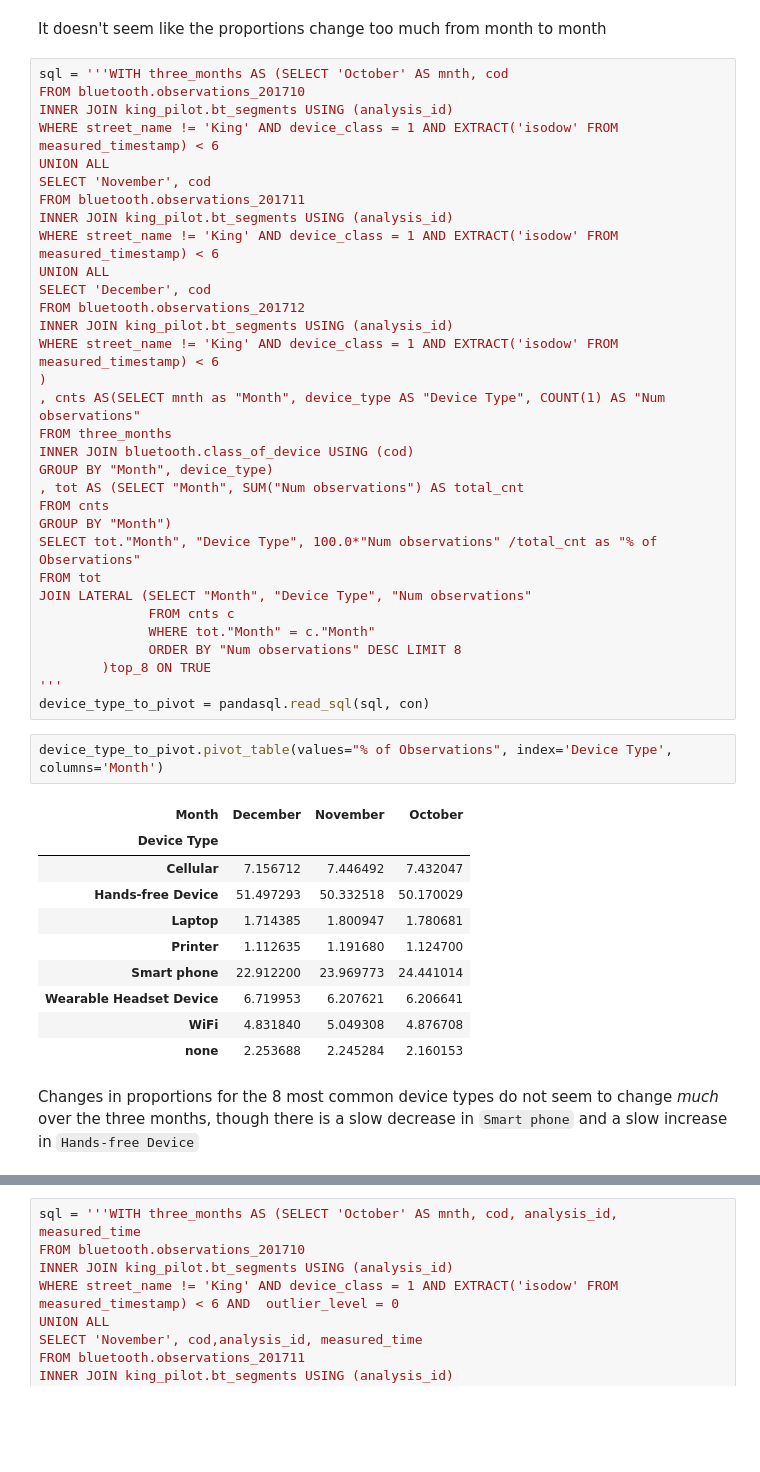
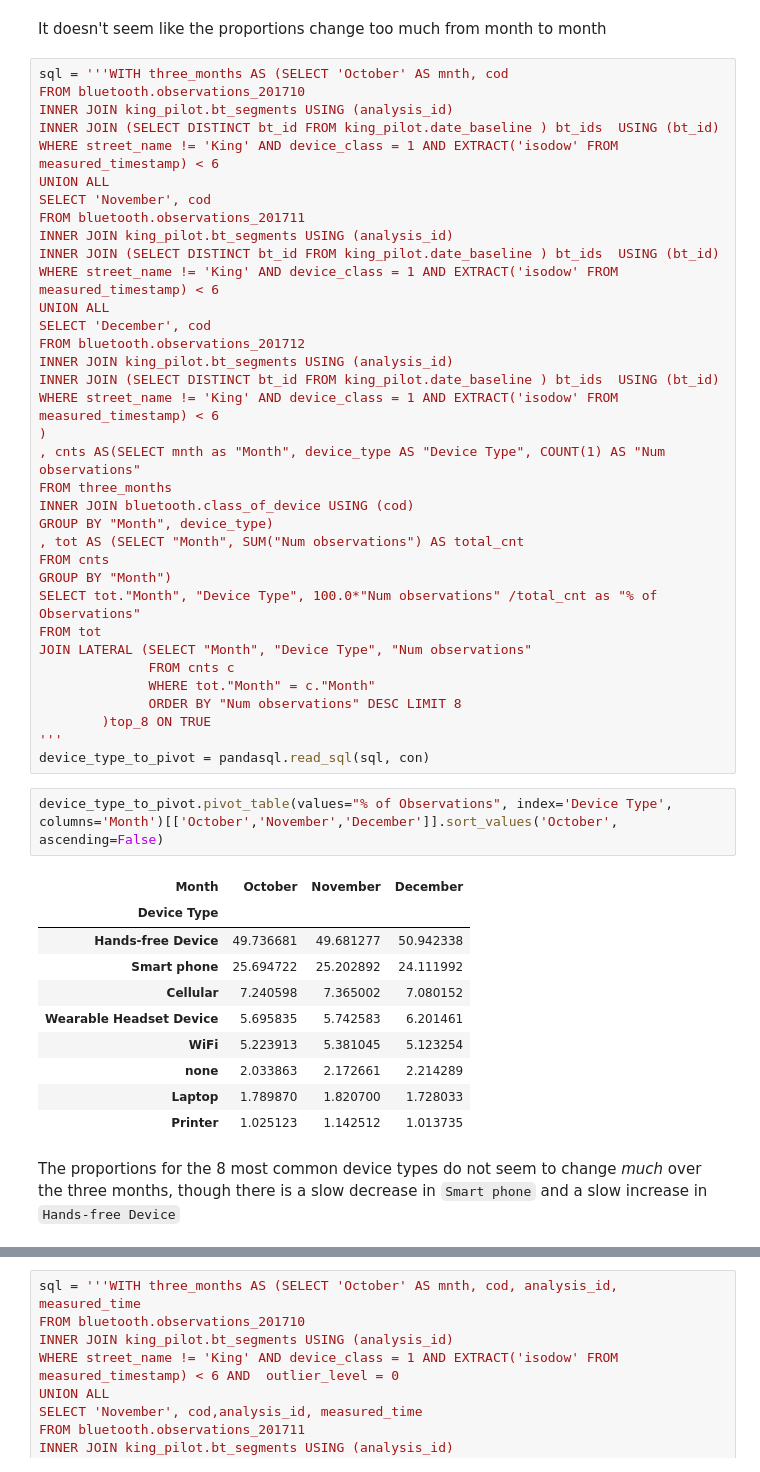
Before and after one commit to CityofToronto/bdit_king_pilot_dashboard, a Jupyter notebook: bluetooth/Baseline_device_filtering.ipynb, the cells around one changed output, grey strips where cells are left out. Cells and saved outputs as stored; diff of their text form; blank space fills up the shorter version.

Commit message:
now with Conclusion and front-loaded summary
Examine device distros on King

```diff
--- a/bluetooth/Baseline_device_filtering.ipynb
+++ b/bluetooth/Baseline_device_filtering.ipynb
@@ -268,16 +280,19 @@ It doesn't seem like the proportions change too much from month to month
 sql = '''WITH three_months AS (SELECT 'October' AS mnth, cod
 FROM bluetooth.observations_201710
 INNER JOIN king_pilot.bt_segments USING (analysis_id)
+INNER JOIN (SELECT DISTINCT bt_id FROM king_pilot.date_baseline ) bt_ids  USING (bt_id)
 WHERE street_name != 'King' AND device_class = 1 AND EXTRACT('isodow' FROM measured_timestamp) < 6
 UNION ALL
 SELECT 'November', cod
 FROM bluetooth.observations_201711
 INNER JOIN king_pilot.bt_segments USING (analysis_id)
+INNER JOIN (SELECT DISTINCT bt_id FROM king_pilot.date_baseline ) bt_ids  USING (bt_id)
 WHERE street_name != 'King' AND device_class = 1 AND EXTRACT('isodow' FROM measured_timestamp) < 6
 UNION ALL
 SELECT 'December', cod
 FROM bluetooth.observations_201712
 INNER JOIN king_pilot.bt_segments USING (analysis_id)
+INNER JOIN (SELECT DISTINCT bt_id FROM king_pilot.date_baseline ) bt_ids  USING (bt_id)
 WHERE street_name != 'King' AND device_class = 1 AND EXTRACT('isodow' FROM measured_timestamp) < 6
 )
 , cnts AS(SELECT mnth as "Month", device_type AS "Device Type", COUNT(1) AS "Num observations"
@@ -297,17 +312,17 @@ JOIN LATERAL (SELECT "Month", "Device Type", "Num observations"
 '''
 device_type_to_pivot = pandasql.read_sql(sql, con)
 # %%
-device_type_to_pivot.pivot_table(values="% of Observations", index='Device Type', columns='Month')
+device_type_to_pivot.pivot_table(values="% of Observations", index='Device Type', columns='Month')[['October','November','December']].sort_values('October', ascending=False)
 # %% [output]
-| Month | December | November | October |
+| Month | October | November | December |
 | Device Type |  |  |  |
-| Cellular | 7.156712 | 7.446492 | 7.432047 |
-| Hands-free Device | 51.497293 | 50.332518 | 50.170029 |
-| Laptop | 1.714385 | 1.800947 | 1.780681 |
-| Printer | 1.112635 | 1.191680 | 1.124700 |
-| Smart phone | 22.912200 | 23.969773 | 24.441014 |
-| Wearable Headset Device | 6.719953 | 6.207621 | 6.206641 |
-| WiFi | 4.831840 | 5.049308 | 4.876708 |
-| none | 2.253688 | 2.245284 | 2.160153 |
+| Hands-free Device | 49.736681 | 49.681277 | 50.942338 |
+| Smart phone | 25.694722 | 25.202892 | 24.111992 |
+| Cellular | 7.240598 | 7.365002 | 7.080152 |
+| Wearable Headset Device | 5.695835 | 5.742583 | 6.201461 |
+| WiFi | 5.223913 | 5.381045 | 5.123254 |
+| none | 2.033863 | 2.172661 | 2.214289 |
+| Laptop | 1.789870 | 1.820700 | 1.728033 |
+| Printer | 1.025123 | 1.142512 | 1.013735 |
 # %% [markdown]
-Changes in proportions for the 8 most common device types do not seem to change _much_ over the three months, though there is  a slow decrease in `Smart phone` and a slow increase in `Hands-free Device`
+The proportions for the 8 most common device types do not seem to change _much_ over the three months, though there is  a slow decrease in `Smart phone` and a slow increase in `Hands-free Device`
```
Also changed, not shown: parts of 16 cells of this notebook.
